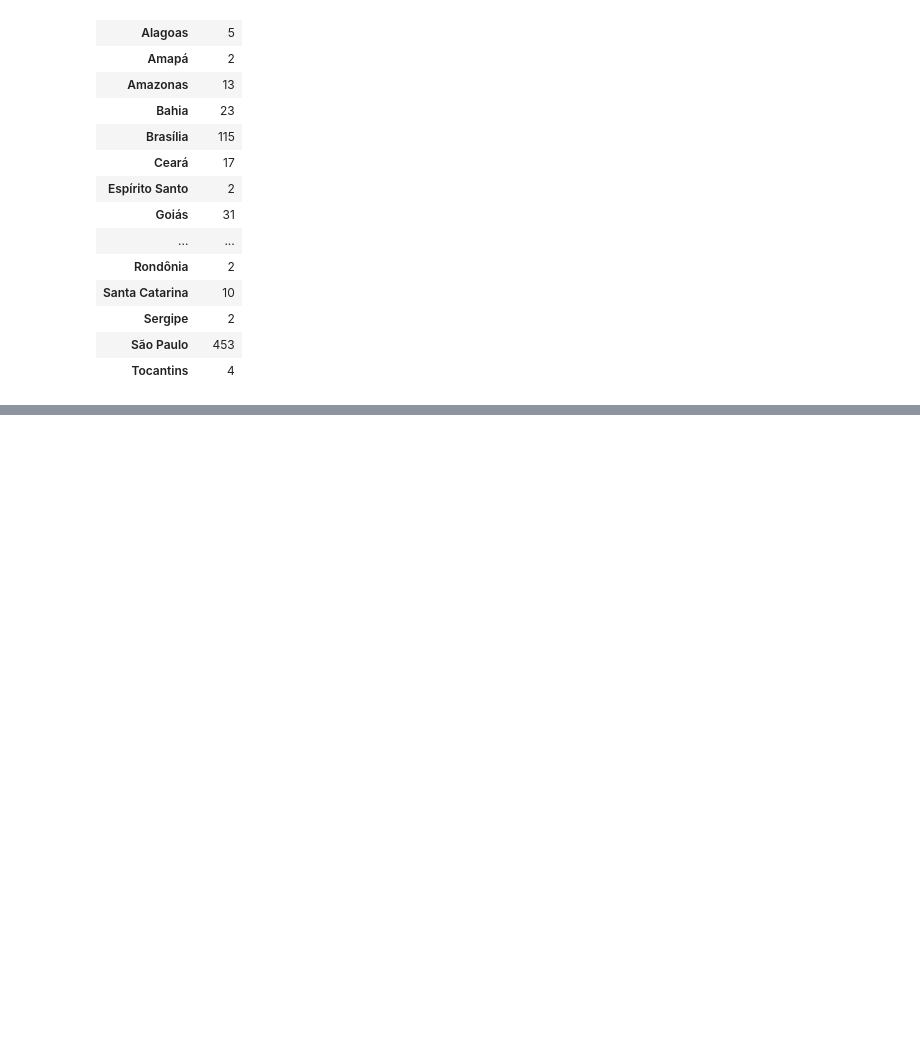
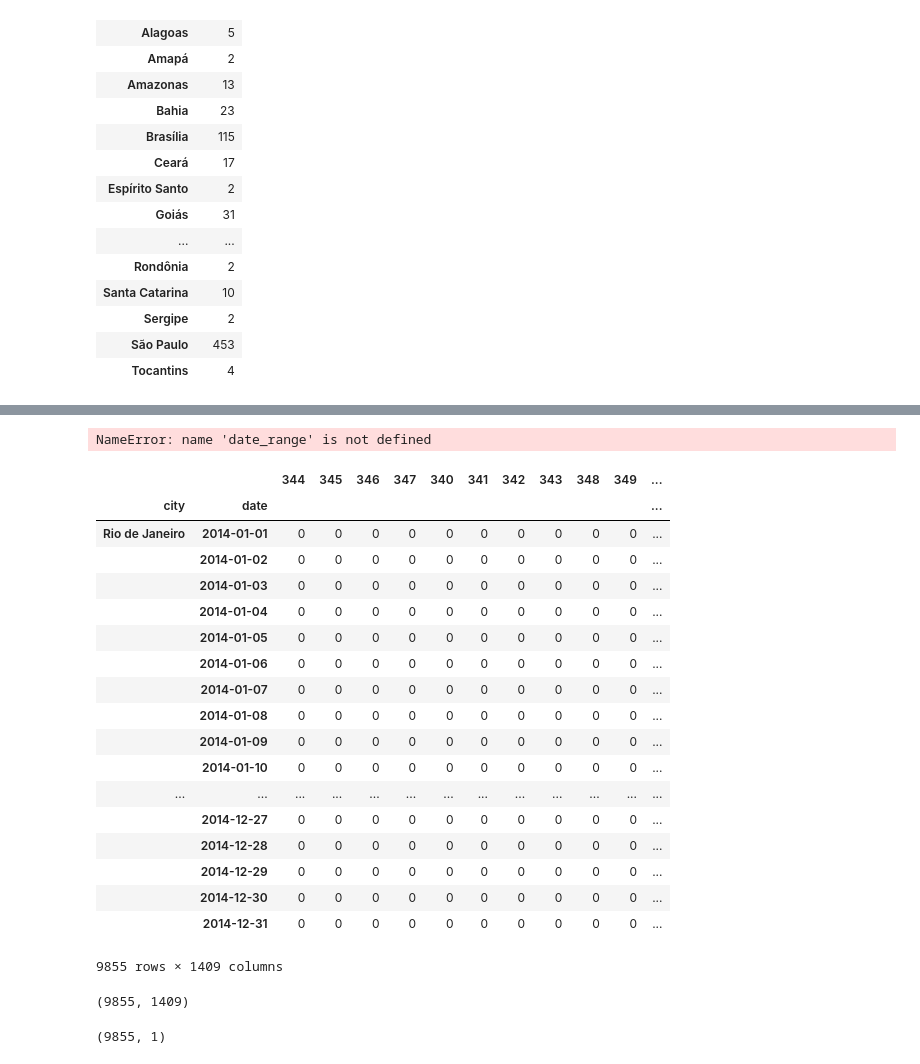
Before and after one commit to runninghack/multi_lingual_lasso, a Jupyter notebook: ipython_notebook_log.ipynb, the cells around one changed output, grey strips where cells are left out. Saved outputs shown, nothing was run; the diff lists cells and outputs as text; code cells hidden in the pictures; blank space fills up the shorter version.

```diff
--- a/ipython_notebook_log.ipynb
+++ b/ipython_notebook_log.ipynb
@@ -481,0 +1895,6 @@ df_gsr_selected.groupby('city').agg({'event':np.sum})
+# %%
+for i in range(len(lines)):
+    obj = js.loads(lines[i])
+    if obj['embersGeoCode']['country'] == 'Brazil' and obj['embersGeoCode']['city'] in loc:
+        df_twitter.loc[i] = count_keywords(obj, keywords) + [datetime.strptime(obj['date'].split("T")[0], '%Y-%m-%d'),
+                             obj['embersGeoCode']['city']]
@@ -481,0 +1959,60 @@ df_gsr_selected.groupby('city').agg({'event':np.sum})
+# %%
+key_index = [str(a) for a in range(len(keywords))]
+df_twitter = pd.DataFrame(columns=(key_index + ['date', 'city']))
+lines = open(f).readlines()
+for i in range(len(lines)):
+    obj = js.loads(lines[i])
+    if obj['embersGeoCode']['country'] == 'Brazil' and obj['embersGeoCode']['city'] in cities:
+        df_twitter.loc[i] = count_keywords(obj, keywords) + [datetime.strptime(obj['date'].split("T")[0], '%Y-%m-%d'),
+                             obj['embersGeoCode']['city']]
+df_gsr_selected = df_twitter[(df_twitter.date >= min_date)&(df_twitter.date <= max_date)]
+df_grouped = df_gsr_selected.groupby(['city', "date"]).agg({key: np.sum for key in key_index})
+new_index = pd.MultiIndex.from_product([cities, date_range], names=['city', 'date'])
+X = df_grouped.reindex(new_index, fill_value=0)
+# %% [output]
+NameError: name 'date_range' is not defined
+# %%
+date_range = dates
+# %%
+key_index = [str(a) for a in range(len(keywords))]
+df_twitter = pd.DataFrame(columns=(key_index + ['date', 'city']))
+lines = open(f).readlines()
+for i in range(len(lines)):
+    obj = js.loads(lines[i])
+    if obj['embersGeoCode']['country'] == 'Brazil' and obj['embersGeoCode']['city'] in cities:
+        df_twitter.loc[i] = count_keywords(obj, keywords) + [datetime.strptime(obj['date'].split("T")[0], '%Y-%m-%d'),
+                             obj['embersGeoCode']['city']]
+df_gsr_selected = df_twitter[(df_twitter.date >= min_date)&(df_twitter.date <= max_date)]
+df_grouped = df_gsr_selected.groupby(['city', "date"]).agg({key: np.sum for key in key_index})
+new_index = pd.MultiIndex.from_product([cities, date_range], names=['city', 'date'])
+X = df_grouped.reindex(new_index, fill_value=0)
+# %%
+X
+# %% [output]
+|  |  | 344 | 345 | 346 | 347 | 340 | 341 | 342 | 343 | 348 | 349 | ... |
+| city | date |  |  |  |  |  |  |  |  |  |  | ... |
+| Rio de Janeiro | 2014-01-01 | 0 | 0 | 0 | 0 | 0 | 0 | 0 | 0 | 0 | 0 | ... |
+|  | 2014-01-02 | 0 | 0 | 0 | 0 | 0 | 0 | 0 | 0 | 0 | 0 | ... |
+|  | 2014-01-03 | 0 | 0 | 0 | 0 | 0 | 0 | 0 | 0 | 0 | 0 | ... |
+|  | 2014-01-04 | 0 | 0 | 0 | 0 | 0 | 0 | 0 | 0 | 0 | 0 | ... |
+|  | 2014-01-05 | 0 | 0 | 0 | 0 | 0 | 0 | 0 | 0 | 0 | 0 | ... |
+|  | 2014-01-06 | 0 | 0 | 0 | 0 | 0 | 0 | 0 | 0 | 0 | 0 | ... |
+|  | 2014-01-07 | 0 | 0 | 0 | 0 | 0 | 0 | 0 | 0 | 0 | 0 | ... |
+|  | 2014-01-08 | 0 | 0 | 0 | 0 | 0 | 0 | 0 | 0 | 0 | 0 | ... |
+|  | 2014-01-09 | 0 | 0 | 0 | 0 | 0 | 0 | 0 | 0 | 0 | 0 | ... |
+|  | 2014-01-10 | 0 | 0 | 0 | 0 | 0 | 0 | 0 | 0 | 0 | 0 | ... |
+| ... | ... | ... | ... | ... | ... | ... | ... | ... | ... | ... | ... | ... |
+|  | 2014-12-27 | 0 | 0 | 0 | 0 | 0 | 0 | 0 | 0 | 0 | 0 | ... |
+|  | 2014-12-28 | 0 | 0 | 0 | 0 | 0 | 0 | 0 | 0 | 0 | 0 | ... |
+|  | 2014-12-29 | 0 | 0 | 0 | 0 | 0 | 0 | 0 | 0 | 0 | 0 | ... |
+|  | 2014-12-30 | 0 | 0 | 0 | 0 | 0 | 0 | 0 | 0 | 0 | 0 | ... |
+|  | 2014-12-31 | 0 | 0 | 0 | 0 | 0 | 0 | 0 | 0 | 0 | 0 | ... |
+9855 rows × 1409 columns
+# %%
+X.shape
+# %% [output]
+(9855, 1409)
+# %%
+y.shape
+# %% [output]
+(9855, 1)
```
Also changed, not shown: parts of 156 cells of this notebook, 1 other file.
